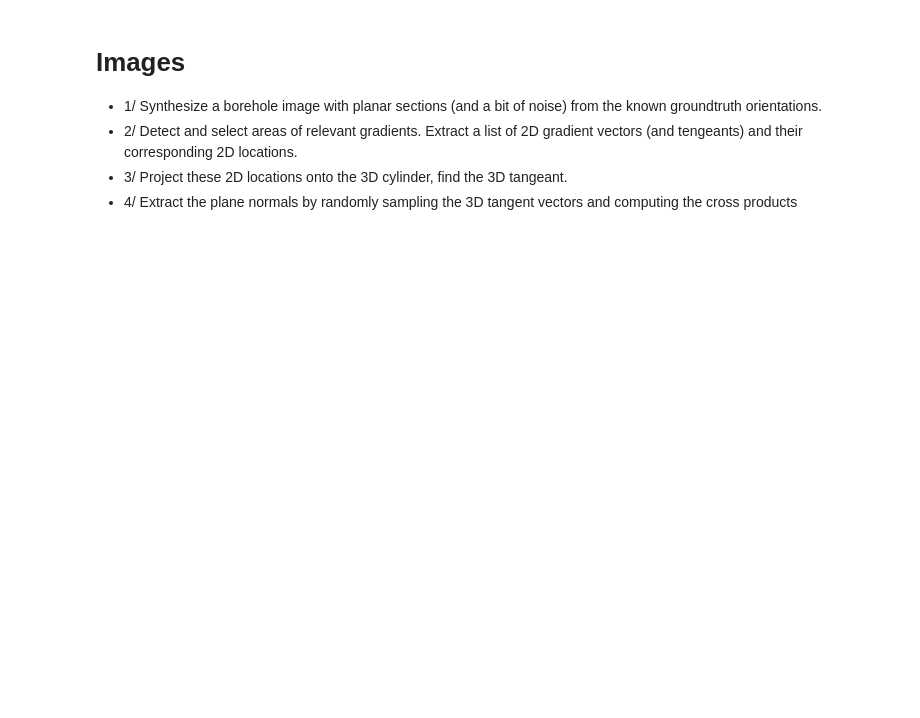
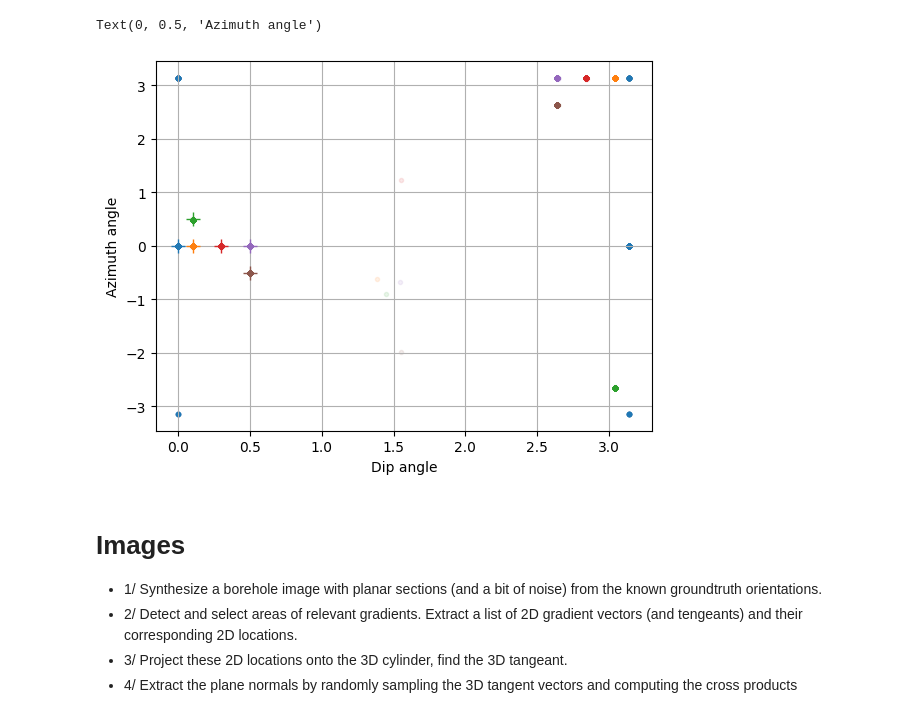
Before and after one commit to balthazarneveu/geosciences, a Jupyter notebook: TP_4/planes_synthesis.ipynb, the cells around one changed output. Cells and saved outputs as stored; diff of their text form; code cells hidden in the pictures; blank space fills up the shorter version.

```diff
--- a/TP_4/planes_synthesis.ipynb
+++ b/TP_4/planes_synthesis.ipynb
@@ -111,3 +125,15 @@ plot_3d_scatter(
+# %%
+dip_az_gt = normal_vector_to_angles(cross_product_gt)
+for batch_idx in range(dip_az_gt.shape[0]):
+    color = COLORS[batch_idx%len(COLORS)]
+    plt.plot(plane_angle[batch_idx, 0], plane_angle[batch_idx, 1], marker="+",  color=color, markersize=10, label="Ground truth plane angles")
+    plt.scatter(dip_az_gt[batch_idx, :, 0], dip_az_gt[batch_idx, :, 1], color=color, marker=".", alpha=0.1, label="Estimated plane angles")
+plt.grid()
+plt.xlabel("Dip angle")
+plt.ylabel("Azimuth angle")
+# %% [output]
+Text(0, 0.5, 'Azimuth angle')
+[figure, added]
 # %% [markdown]
 # Images
 - 1/ Synthesize a borehole image with planar sections (and a bit of noise) from the known groundtruth orientations.
```
Also changed, not shown: parts of 15 cells of this notebook, 1 other file.
